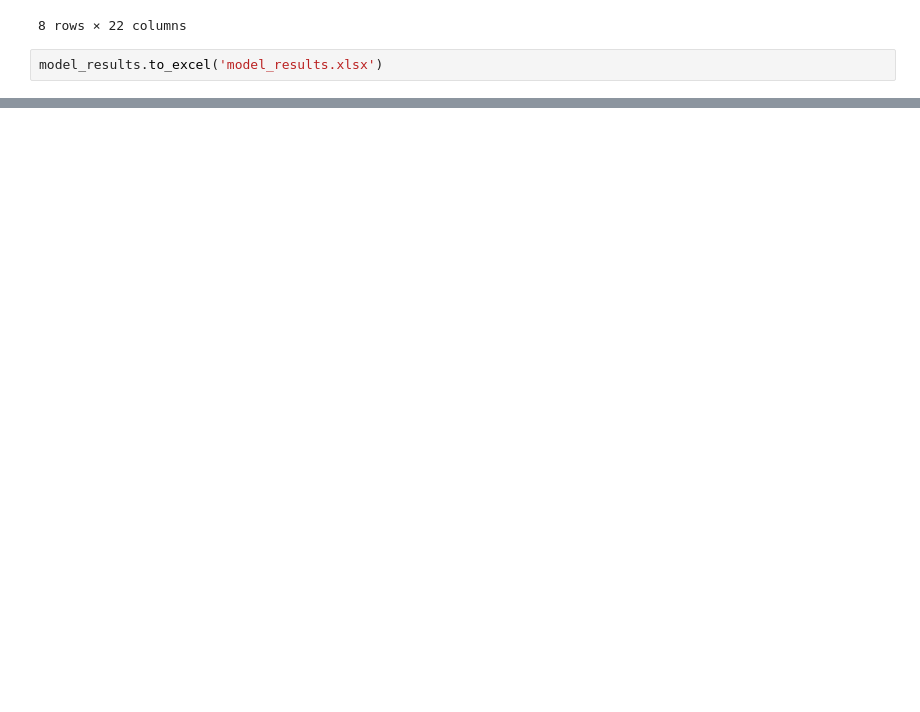
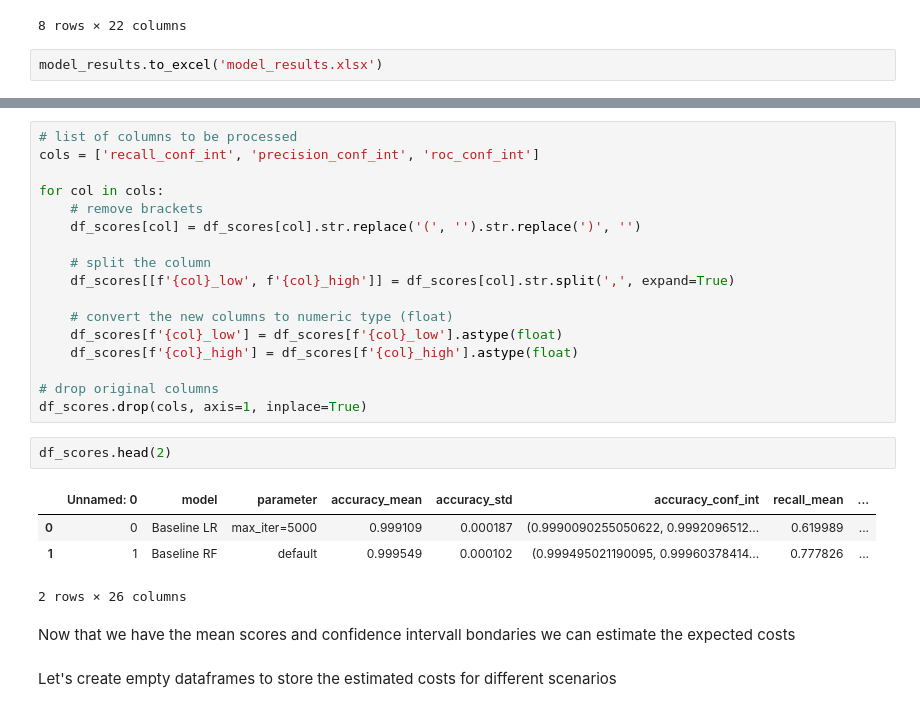
Before and after one commit to wihe96/Master_thesis_credit_card_fraud_detection, a Jupyter notebook: Credit_Card_Fraud_Detection_Business_Centric_Approach.ipynb, the cells around one changed output, grey strips where cells are left out. Drawn from its saved outputs; the diff is of its cells as text; blank space fills up the shorter version.

```diff
--- a/Credit_Card_Fraud_Detection_Business_Centric_Approach.ipynb
+++ b/Credit_Card_Fraud_Detection_Business_Centric_Approach.ipynb
@@ -776,0 +1208,28 @@ model_results.to_excel('model_results.xlsx')
+# %%
+# list of columns to be processed
+cols = ['recall_conf_int', 'precision_conf_int', 'roc_conf_int']
+
+for col in cols:
+    # remove brackets
+    df_scores[col] = df_scores[col].str.replace('(', '').str.replace(')', '')
+
+    # split the column
+    df_scores[[f'{col}_low', f'{col}_high']] = df_scores[col].str.split(',', expand=True)
+
+    # convert the new columns to numeric type (float)
+    df_scores[f'{col}_low'] = df_scores[f'{col}_low'].astype(float)
+    df_scores[f'{col}_high'] = df_scores[f'{col}_high'].astype(float)
+
+# drop original columns
+df_scores.drop(cols, axis=1, inplace=True)
+# %%
+df_scores.head(2)
+# %% [output]
+|  | Unnamed: 0 | model | parameter | accuracy_mean | accuracy_std | accuracy_conf_int | recall_mean | ... |
+| 0 | 0 | Baseline LR | max_iter=5000 | 0.999109 | 0.000187 | (0.9990090255050622, 0.9992096512... | 0.619989 | ... |
+| 1 | 1 | Baseline RF | default | 0.999549 | 0.000102 | (0.999495021190095, 0.99960378414... | 0.777826 | ... |
+2 rows × 26 columns
+# %% [markdown]
+Now that we have the mean scores and confidence intervall bondaries we can estimate the expected costs
+# %% [markdown]
+Let's create empty dataframes to store the estimated costs for different scenarios
```
Also changed, not shown: parts of 17 cells of this notebook.
